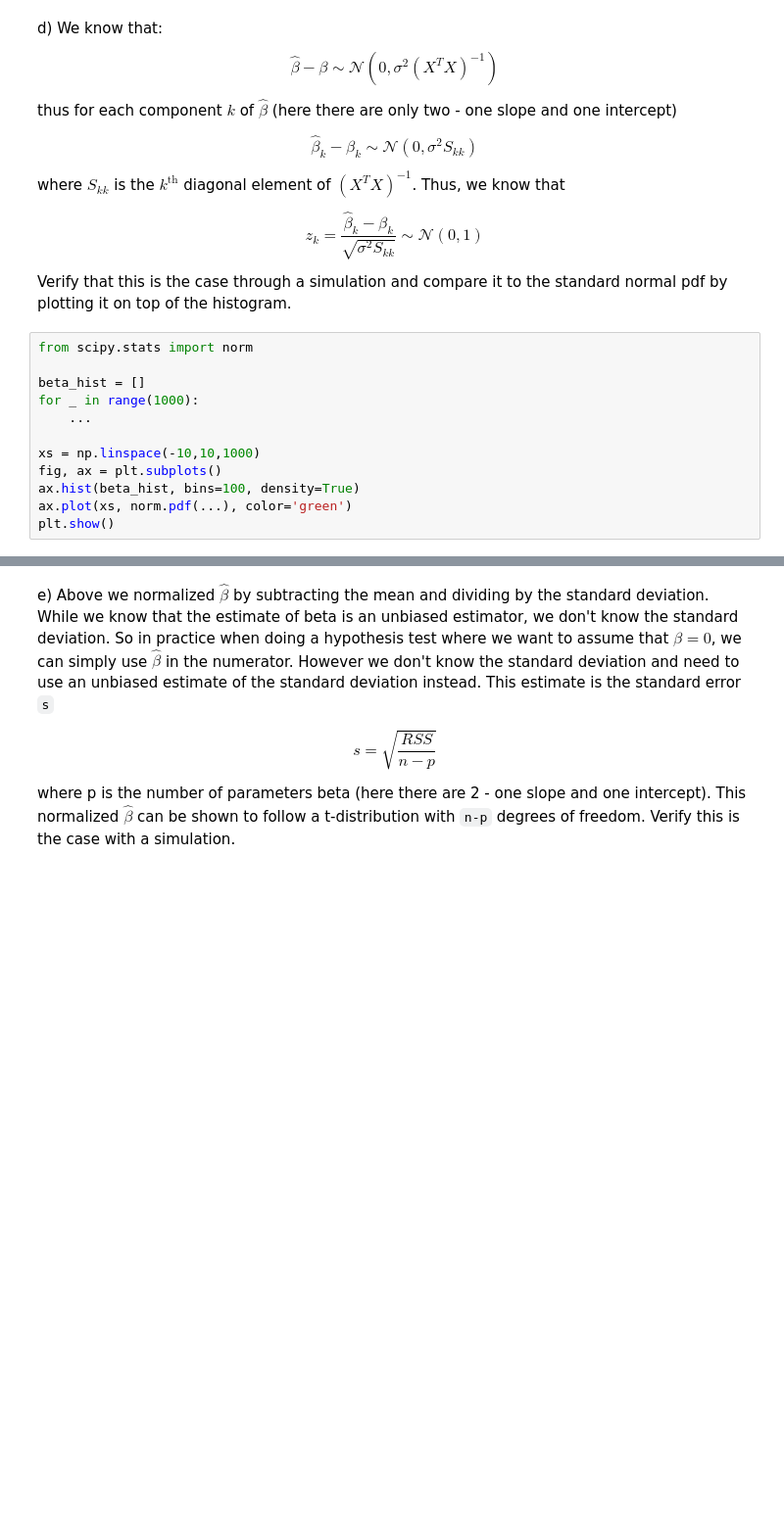
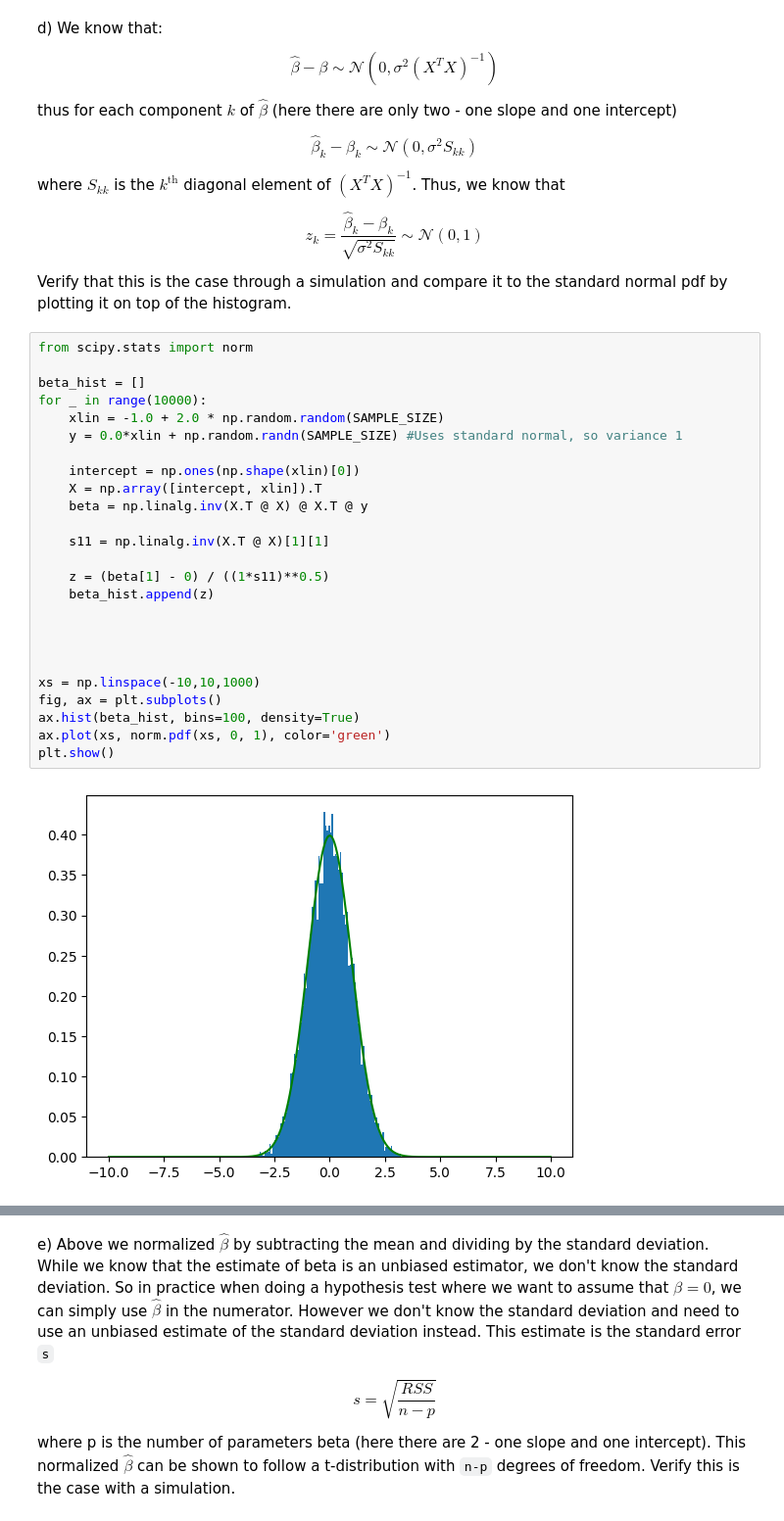
Before and after one commit to clarkaid/Data-Science-Fundamentals, a Jupyter notebook: lecture_19/worksheet_19.ipynb, the cells around one changed output, grey strips where cells are left out. Shown: that part at 98% size. Drawn from its saved outputs; the diff is of its cells as text; blank space fills up the shorter version.

```diff
--- a/lecture_19/worksheet_19.ipynb
+++ b/lecture_19/worksheet_19.ipynb
@@ -112,12 +157,27 @@ Verify that this is the case through a simulation and compare it to the standard
 # %%
 from scipy.stats import norm
 
 beta_hist = []
-for _ in range(1000):
-    ...
+for _ in range(10000):
+    xlin = -1.0 + 2.0 * np.random.random(SAMPLE_SIZE)
+    y = 0.0*xlin + np.random.randn(SAMPLE_SIZE) #Uses standard normal, so variance 1
+
+    intercept = np.ones(np.shape(xlin)[0])
+    X = np.array([intercept, xlin]).T
+    beta = np.linalg.inv(X.T @ X) @ X.T @ y
+
+    s11 = np.linalg.inv(X.T @ X)[1][1]
+
+    z = (beta[1] - 0) / ((1*s11)**0.5)
+    beta_hist.append(z)
+
+
+
 
 xs = np.linspace(-10,10,1000)
 fig, ax = plt.subplots()
 ax.hist(beta_hist, bins=100, density=True)
-ax.plot(xs, norm.pdf(...), color='green')
+ax.plot(xs, norm.pdf(xs, 0, 1), color='green')
 plt.show()
+# %% [output]
+[figure, added]
```
Also changed, not shown: parts of 10 cells of this notebook.
